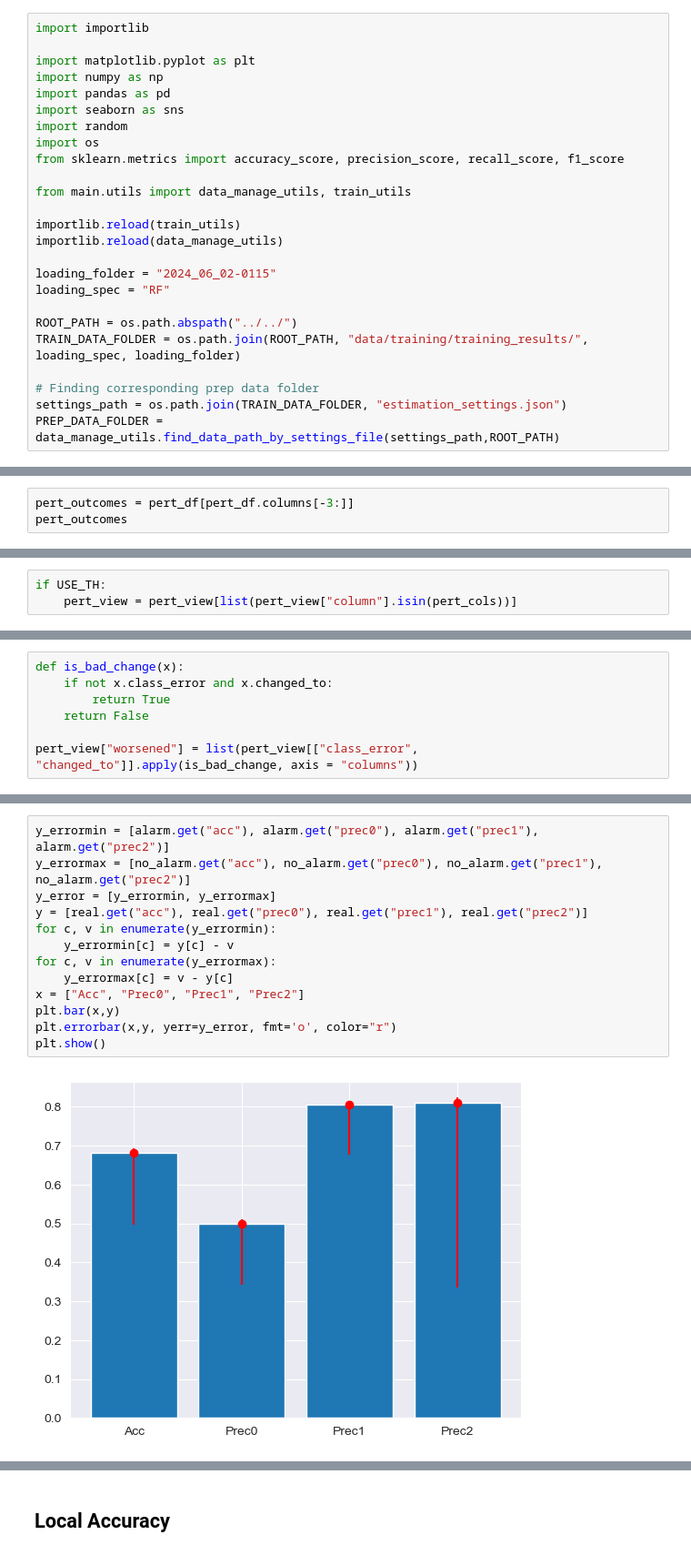
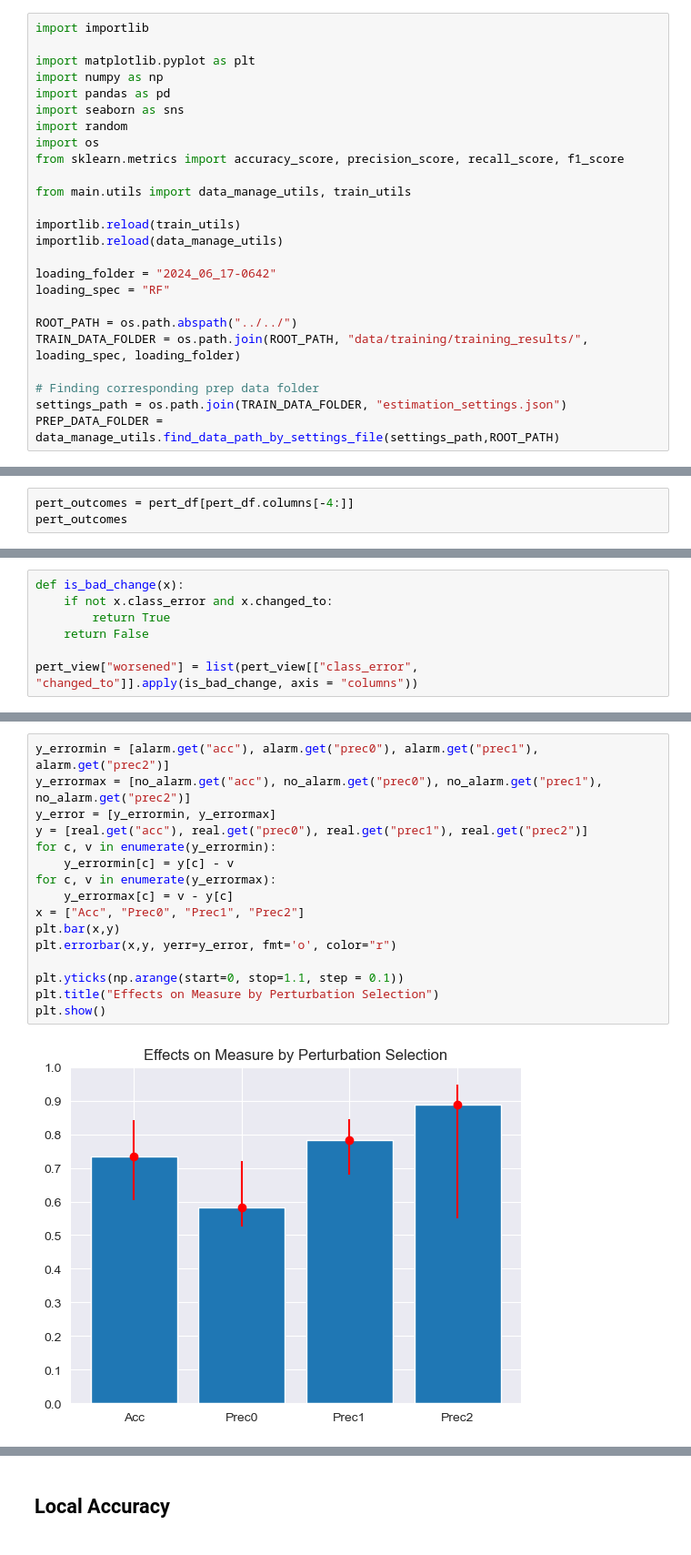
Before and after one commit to chrigHub/PertubationThesis, a Jupyter notebook: main/perturbation/02_perturbation_analysis_RF.ipynb, the cells around one changed output, grey strips where cells are left out. Shown at 91% size. Saved outputs shown, nothing was run; the diff lists cells and outputs as text.

```diff
--- a/main/perturbation/02_perturbation_analysis_RF.ipynb
+++ b/main/perturbation/02_perturbation_analysis_RF.ipynb
@@ -14,7 +14,7 @@ from main.utils import data_manage_utils, train_utils
 importlib.reload(train_utils)
 importlib.reload(data_manage_utils)
 
-loading_folder = "2024_06_02-0115"
+loading_folder = "2024_06_17-0642"
 loading_spec = "RF"
 
 ROOT_PATH = os.path.abspath("../../")
@@ -215,4 +227,4 @@ pert_df[pert_df["pert_id"].isin(list(pert_alerts.index))]
 # %%
-pert_outcomes = pert_df[pert_df.columns[-3:]]
+pert_outcomes = pert_df[pert_df.columns[-4:]]
 pert_outcomes
 # %% [output]
@@ -326,3 +324,0 @@ pert_view
-# %%
-if USE_TH:
-    pert_view = pert_view[list(pert_view["column"].isin(pert_cols))]
@@ -693,18 +845,21 @@ pert_test_results
 # %%
 y_errormin = [alarm.get("acc"), alarm.get("prec0"), alarm.get("prec1"), alarm.get("prec2")]
 y_errormax = [no_alarm.get("acc"), no_alarm.get("prec0"), no_alarm.get("prec1"), no_alarm.get("prec2")]
 y_error = [y_errormin, y_errormax]
 y = [real.get("acc"), real.get("prec0"), real.get("prec1"), real.get("prec2")]
 for c, v in enumerate(y_errormin):
     y_errormin[c] = y[c] - v
 for c, v in enumerate(y_errormax):
     y_errormax[c] = v - y[c]
 x = ["Acc", "Prec0", "Prec1", "Prec2"]
 plt.bar(x,y)
 plt.errorbar(x,y, yerr=y_error, fmt='o', color="r")
+
+plt.yticks(np.arange(start=0, stop=1.1, step = 0.1))
+plt.title("Effects on Measure by Perturbation Selection")
 plt.show()
 # %% [output]
-[figure, old version]
+[figure, new version]
 # %%
 print(f"Real values {real}")
 print(f"Alarmed values {alarm}")
```
Also changed, not shown: parts of 67 cells of this notebook, 38 other files.
